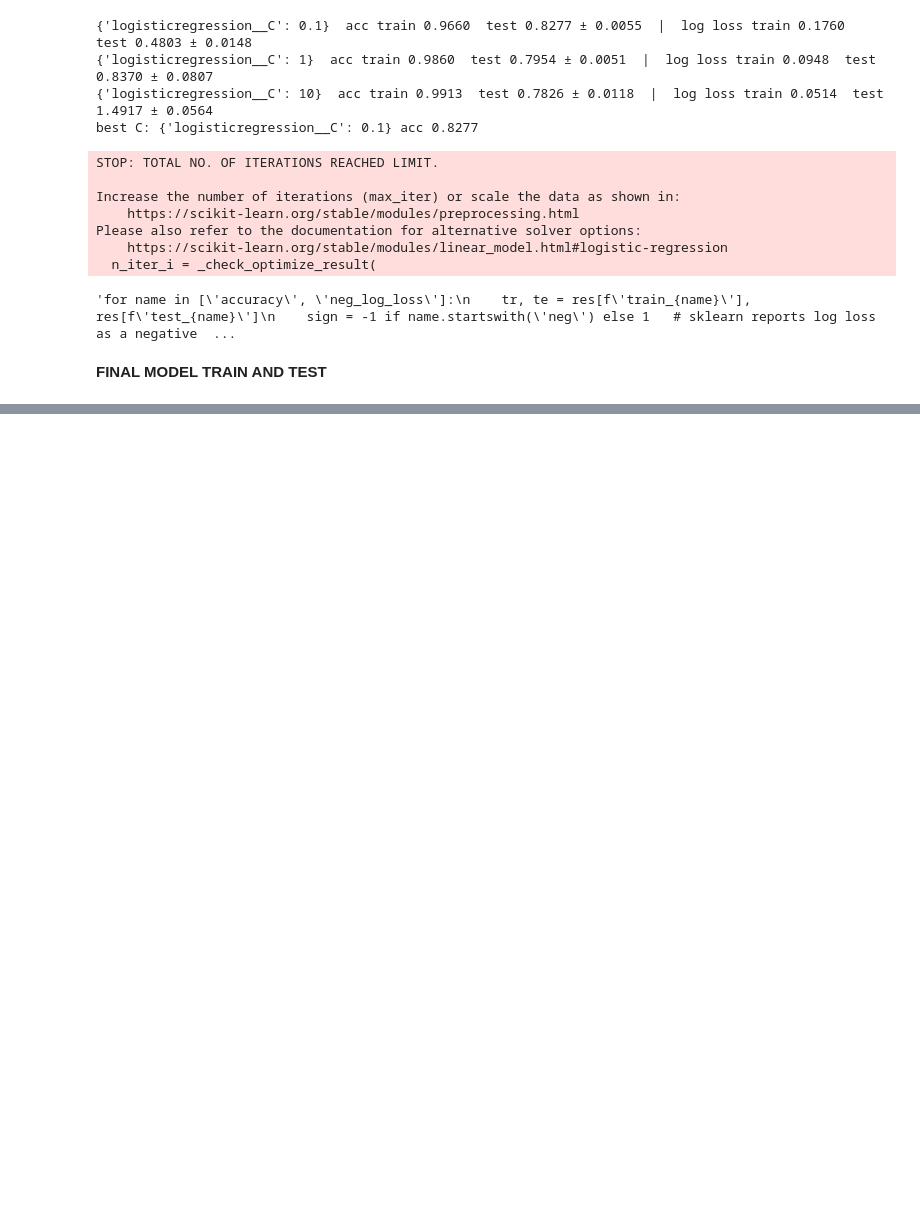
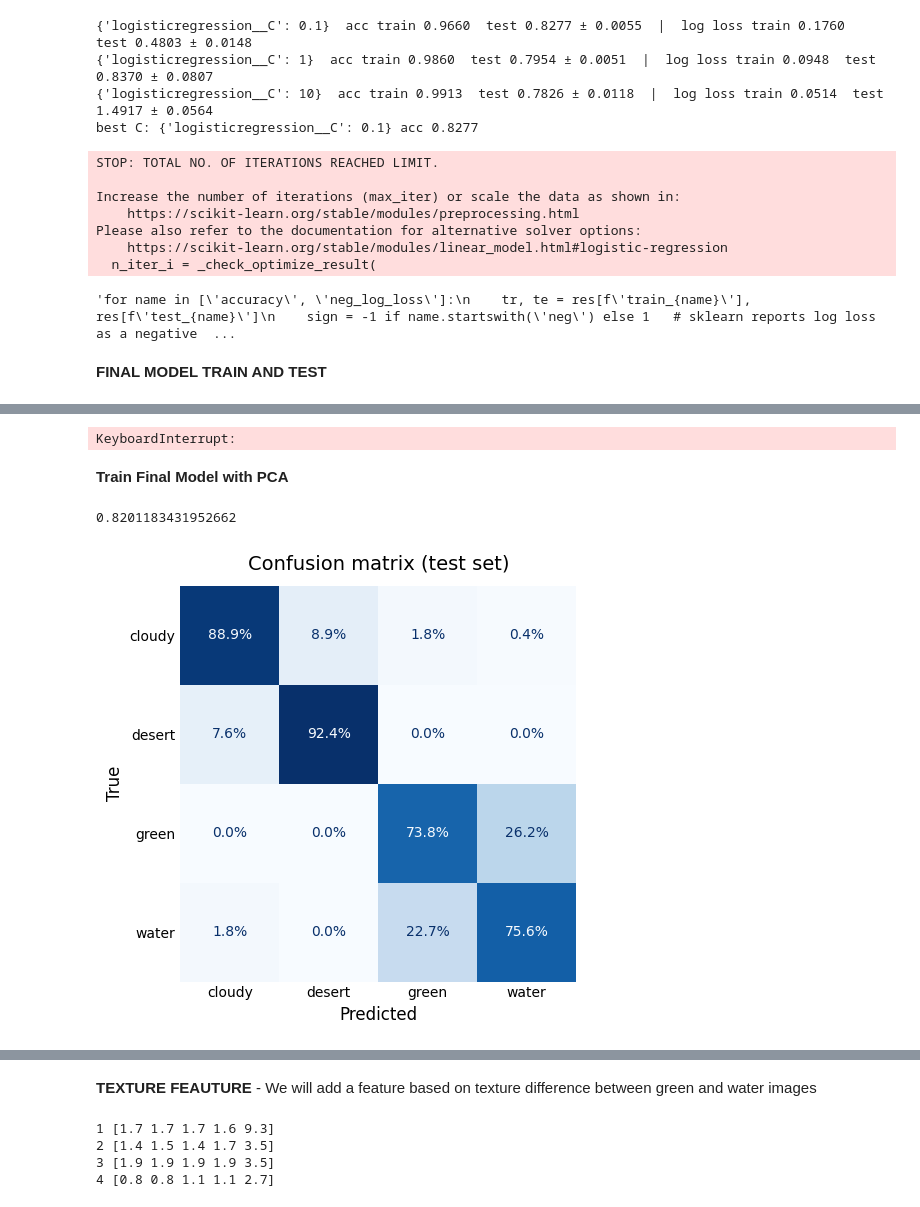
Before and after one commit to edolio/ML_Projects, a Jupyter notebook: LogisticRegression.ipynb, the cells around one changed output, grey strips where cells are left out. Cells and saved outputs as stored; diff of their text form; code cells hidden in the pictures; blank space fills up the shorter version.

Commit message:
Texture Feature Added for optimized results on green and water classes

```diff
--- a/LogisticRegression.ipynb
+++ b/LogisticRegression.ipynb
@@ -234,0 +186,36 @@ train acc: 0.8395   test acc: 0.8331
+# %%
+logisticRegr = make_pipeline(StandardScaler(), PCA(n_components=0.95), LogisticRegression(max_iter=500))
+
+skf = StratifiedKFold(n_splits=3, shuffle=True)
+
+
+grid = GridSearchCV(
+    logisticRegr,
+    {'logisticregression__C': [0.001, 0.1, 100]},
+    cv=skf,
+    scoring={'acc': 'accuracy', 'll': 'neg_log_loss'},
+    refit='acc',                 # best_estimator_ is chosen by accuracy
+    return_train_score=True)
+grid.fit(X, Y)
+
+r = grid.cv_results_
+for i, params in enumerate(r['params']):
+    print(f"{params}  "
+          f"acc train {r['mean_train_acc'][i]:.4f}  test {r['mean_test_acc'][i]:.4f} ± {r['std_test_acc'][i]:.4f}  |  "
+          f"log loss train {-r['mean_train_ll'][i]:.4f}  test {-r['mean_test_ll'][i]:.4f} ± {r['std_test_ll'][i]:.4f}")
+
+print('best C:', grid.best_params_, f'acc {grid.best_score_:.4f}')
+# %% [output]
+KeyboardInterrupt:
+# %% [markdown]
+**Train Final Model with PCA**
+# %%
+logisticRegr = make_pipeline(StandardScaler(), PCA(n_components=0.95), LogisticRegression(C=0.1,max_iter=500))
+
+x_train, x_test, y_train, y_test = train_test_split(X, Y, test_size=0.15, random_state=0, stratify=Y)
+logisticRegr.fit(x_train, y_train)
+
+print_results(logisticRegr, x_train, y_train, x_test, y_test, class_names)
+# %% [output]
+0.8201183431952662
+[figure, added]
@@ -234,0 +225,23 @@ train acc: 0.8395   test acc: 0.8331
+# %% [markdown]
+**TEXTURE FEAUTURE** - We will add a feature based on texture difference between green and water images
+# %%
+def texture_features(X_flat, size=64):
+    g = X_flat.reshape(-1, size, size, 3).astype('float32').mean(axis=3)  # greyscale, shape (N, size, size)
+    dx = np.abs(np.diff(g, axis=2))   # difference between each pixel and its right neighbour
+    dy = np.abs(np.diff(g, axis=1))   # difference between each pixel and the one below
+    return np.column_stack([
+        dx.mean(axis=(1, 2)), dy.mean(axis=(1, 2)),   # average graininess
+        dx.std(axis=(1, 2)),  dy.std(axis=(1, 2)),    # is the graininess uniform or patchy?
+        g.std(axis=(1, 2)),                           # overall contrast
+    ])
+
+T = texture_features(X)   # shape (5631, 5)
+
+# if class 3 and 4 show different numbers, texture feature will be effective
+for c in np.unique(Y):
+    print(c, T[Y == c].mean(axis=0).round(1))
+# %% [output]
+1 [1.7 1.7 1.7 1.6 9.3]
+2 [1.4 1.5 1.4 1.7 3.5]
+3 [1.9 1.9 1.9 1.9 3.5]
+4 [0.8 0.8 1.1 1.1 2.7]
```
Also changed, not shown: parts of 10 cells of this notebook.
